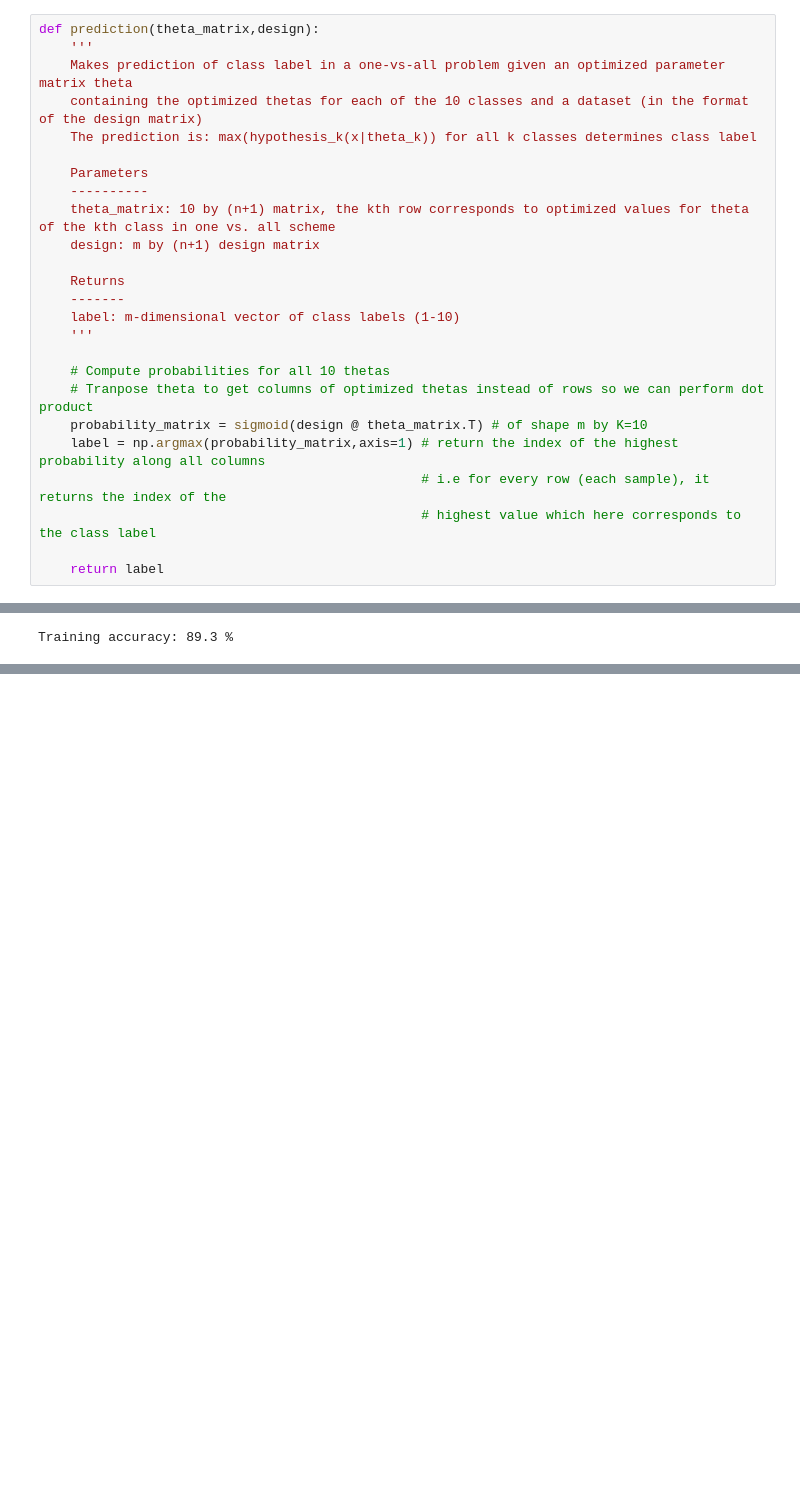
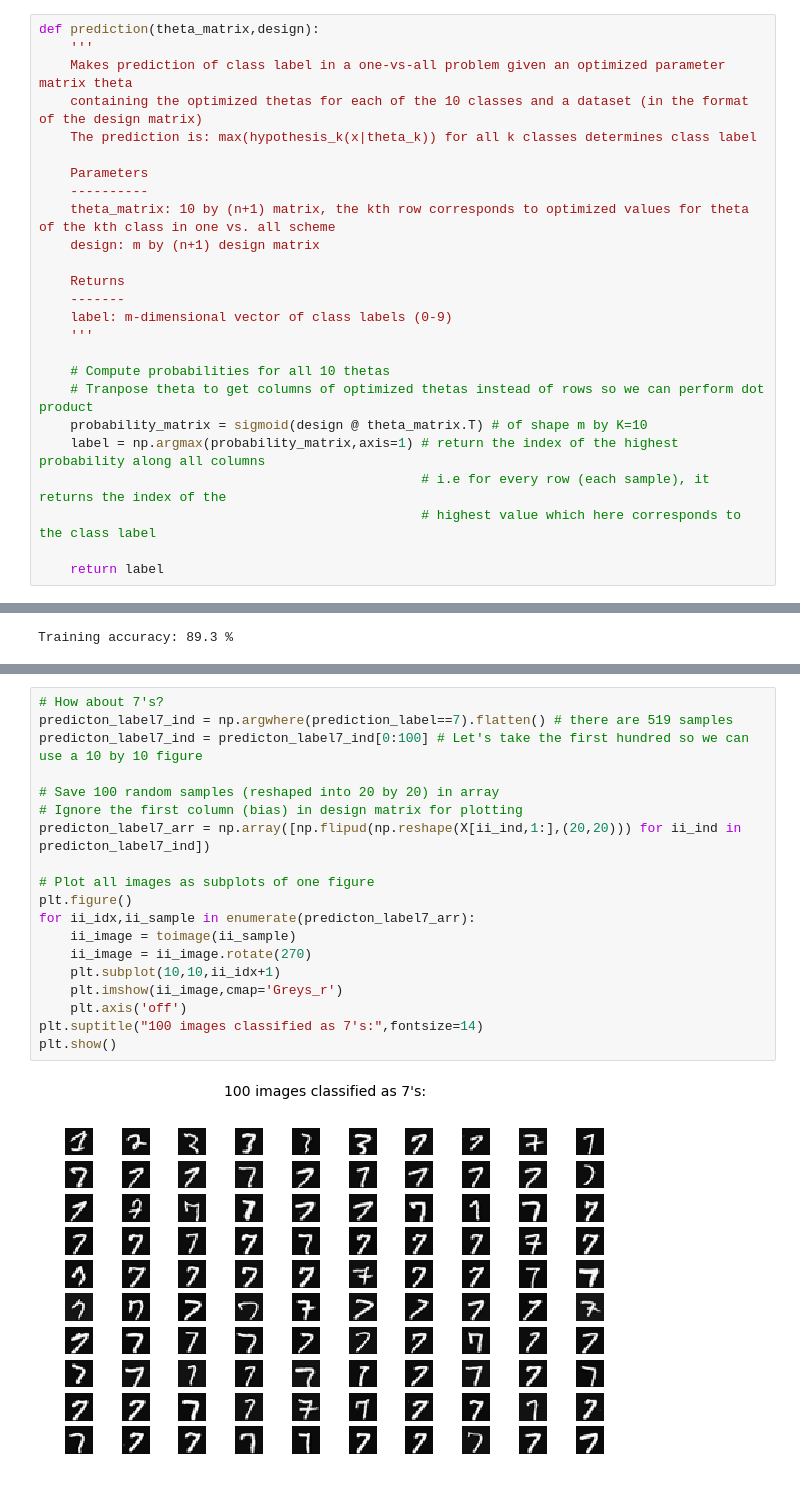
Before and after one commit to les67/MachineLearning_CourseraNg, a Jupyter notebook: ex3/ex3.ipynb, the cells around one changed output, grey strips where cells are left out. Cells and saved outputs as stored; diff of their text form; blank space fills up the shorter version.

```diff
--- a/ex3/ex3.ipynb
+++ b/ex3/ex3.ipynb
@@ -261,7 +261,7 @@ def prediction(theta_matrix,design):
 
     Returns
     -------
-    label: m-dimensional vector of class labels (1-10)
+    label: m-dimensional vector of class labels (0-9)
     '''
 
     # Compute probabilities for all 10 thetas
@@ -347,0 +450,21 @@ plt.show()
+# %%
+# How about 7's?
+predicton_label7_ind = np.argwhere(prediction_label==7).flatten() # there are 519 samples
+predicton_label7_ind = predicton_label7_ind[0:100] # Let's take the first hundred so we can use a 10 by 10 figure
+
+# Save 100 random samples (reshaped into 20 by 20) in array
+# Ignore the first column (bias) in design matrix for plotting
+predicton_label7_arr = np.array([np.flipud(np.reshape(X[ii_ind,1:],(20,20))) for ii_ind in predicton_label7_ind])
+
+# Plot all images as subplots of one figure
+plt.figure()
+for ii_idx,ii_sample in enumerate(predicton_label7_arr):
+    ii_image = toimage(ii_sample)
+    ii_image = ii_image.rotate(270)
+    plt.subplot(10,10,ii_idx+1)
+    plt.imshow(ii_image,cmap='Greys_r')
+    plt.axis('off')
+plt.suptitle("100 images classified as 7's:",fontsize=14)
+plt.show()
+# %% [output]
+[figure, added]
```
Also changed, not shown: parts of 19 cells of this notebook.
